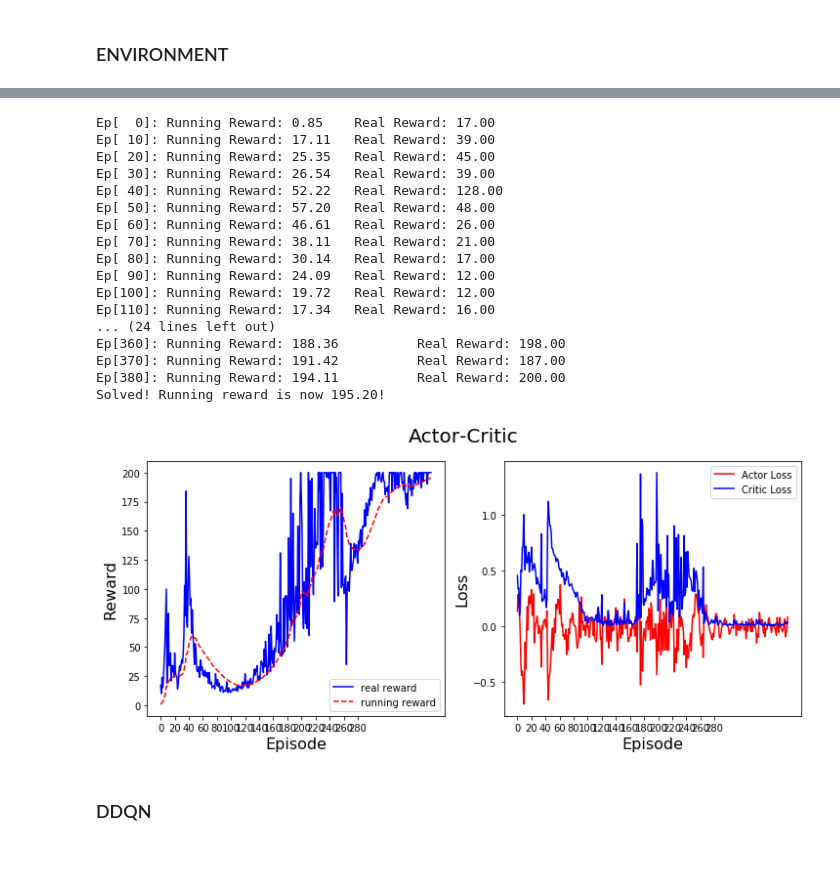
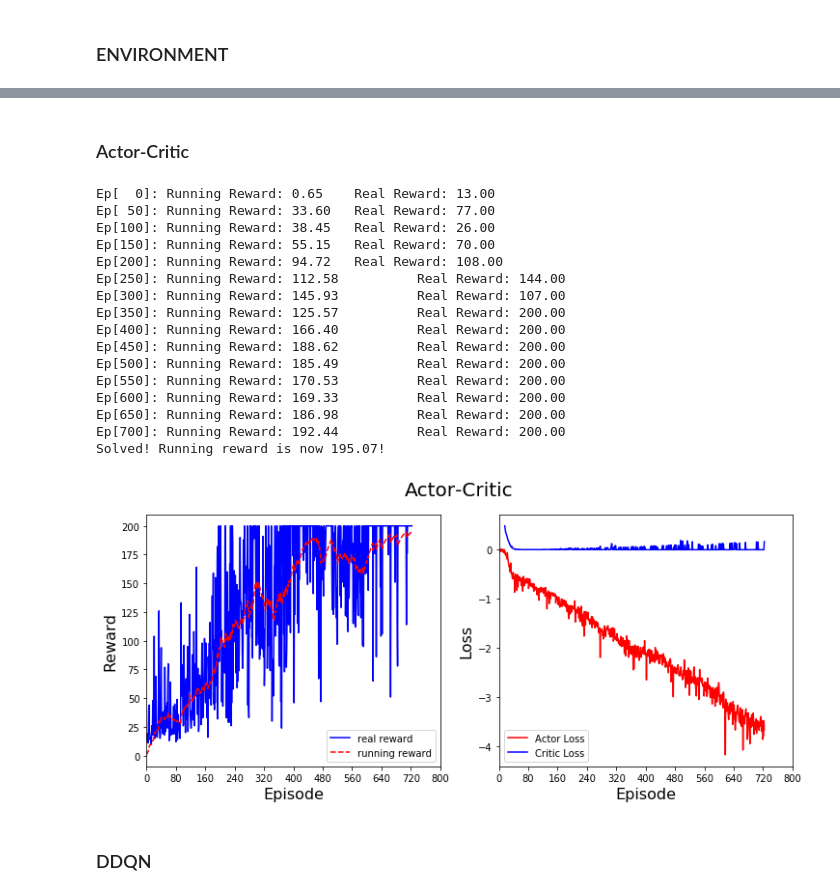
Before and after one commit to kaichiehhsu/RL_NOVICE, a Jupyter notebook: src/cart_pole.ipynb, the cells around one changed output, grey strips where cells are left out. Saved outputs shown, nothing was run; the diff lists cells and outputs as text; code cells hidden in the pictures; blank space fills up the shorter version.

```diff
--- a/src/cart_pole.ipynb
+++ b/src/cart_pole.ipynb
@@ -17,7 +19,7 @@ from off_policy import off_policy_train
 print('='*4 + ' CONFIGURATION ' + '='*4)
 device = torch.device("cuda" if torch.cuda.is_available() else "cpu")
 print(device)
-CONFIG = config(RENDER=False, LR_A=1e-2, LR_C=1e-2, GAMMA=0.99, ENV_NAME='CartPole-v0', MAX_EPISODES=500)
+CONFIG = config(RENDER=False, LR_A=1e-2, LR_C=1e-3, GAMMA=0.9, ENV_NAME='CartPole-v0', MAX_EPISODES=1000)
 for key, value in CONFIG.__dict__.items():
     if key[:1] != '_': print(key, value)
 # %% [output]
@@ -67,13 +146,18 @@ agent=Actor_Critic(s_dim, action_num, device, CONFIG, action_list)
+# %% [markdown]
+### Actor-Critic
 # %%
-from collections import namedtuple
+#== AGENT ==
+CONFIG = config(RENDER=False, GAMMA=0.99, ENV_NAME='CartPole-v0', MAX_EPISODES=1000)
+agent=Actor_Critic(s_dim, action_num, device, CONFIG, action_list)
+TrainingRecord = namedtuple('TrainingRecord', ['ep', 'avg_reward', 'reward', 'loss_a', 'loss_c'])
 
-TrainingRecord = namedtuple('TrainingRecord', ['ep', 'avg_reward', 'reward', 'loss_a', 'loss_c'])
 training_records = []
 running_reward = 0
 
 for ep in range(CONFIG.MAX_EPISODES):
     s = env.reset()
     ep_reward = 0.
+    reward_record = []
     for step_num in range(CONFIG.MAX_EP_STEPS):
         print('\r {:d}'.format(step_num), end='')
         if CONFIG.RENDER:
@@ -89,19 +173,19 @@ for ep in range(CONFIG.MAX_EPISODES):
 
         # Store the transition in memory
         agent.store_transition(s, a_idx, r, s_)
+        reward_record.append(r)
         s = s_
 
         if done:
             break
     # Perform one step of the optimization (on the target network)
-    loss_a, loss_c = agent.update()
-    agent.memory.reset()
+    loss_a, loss_c = agent.update(reward_record)
     agent.actor_memory.reset()
 
     running_reward = running_reward * 0.95 + ep_reward * 0.05
     training_records.append(TrainingRecord(ep, running_reward, ep_reward, loss_a, loss_c))
 
-    if ep % 10 == 0:
+    if ep % 50 == 0:
         print('\rEp[{:3.0f}]: Running Reward: {:3.2f} \t Real Reward: {:.2f}'.format(ep, running_reward, ep_reward))
     if running_reward > running_reward_th:
         print("\rSolved! Running reward is now {:3.2f}!".format(running_reward))
@@ -109,46 +193,49 @@ for ep in range(CONFIG.MAX_EPISODES):
         break
 env.close()
 # %% [output]
-Ep[  0]: Running Reward: 0.85    Real Reward: 17.00
-Ep[ 10]: Running Reward: 17.11   Real Reward: 39.00
-Ep[ 20]: Running Reward: 25.35   Real Reward: 45.00
-Ep[ 30]: Running Reward: 26.54   Real Reward: 39.00
-Ep[ 40]: Running Reward: 52.22   Real Reward: 128.00
-Ep[ 50]: Running Reward: 57.20   Real Reward: 48.00
-Ep[ 60]: Running Reward: 46.61   Real Reward: 26.00
-Ep[ 70]: Running Reward: 38.11   Real Reward: 21.00
-Ep[ 80]: Running Reward: 30.14   Real Reward: 17.00
-Ep[ 90]: Running Reward: 24.09   Real Reward: 12.00
-Ep[100]: Running Reward: 19.72   Real Reward: 12.00
-Ep[110]: Running Reward: 17.34   Real Reward: 16.00
-... (24 lines left out)
-Ep[360]: Running Reward: 188.36          Real Reward: 198.00
-Ep[370]: Running Reward: 191.42          Real Reward: 187.00
-Ep[380]: Running Reward: 194.11          Real Reward: 200.00
-Solved! Running reward is now 195.20!
+Ep[  0]: Running Reward: 0.65    Real Reward: 13.00
+Ep[ 50]: Running Reward: 33.60   Real Reward: 77.00
+Ep[100]: Running Reward: 38.45   Real Reward: 26.00
+Ep[150]: Running Reward: 55.15   Real Reward: 70.00
+Ep[200]: Running Reward: 94.72   Real Reward: 108.00
+Ep[250]: Running Reward: 112.58          Real Reward: 144.00
+Ep[300]: Running Reward: 145.93          Real Reward: 107.00
+Ep[350]: Running Reward: 125.57          Real Reward: 200.00
+Ep[400]: Running Reward: 166.40          Real Reward: 200.00
+Ep[450]: Running Reward: 188.62          Real Reward: 200.00
+Ep[500]: Running Reward: 185.49          Real Reward: 200.00
+Ep[550]: Running Reward: 170.53          Real Reward: 200.00
+Ep[600]: Running Reward: 169.33          Real Reward: 200.00
+Ep[650]: Running Reward: 186.98          Real Reward: 200.00
+Ep[700]: Running Reward: 192.44          Real Reward: 200.00
+Solved! Running reward is now 195.07!
 # %%
+x_max = np.ceil(training_records[-1].ep / 100) * 100
+
 fig = plt.figure(figsize=(12,4.8))
 fig.suptitle('Actor-Critic', fontsize=20)
 
 ax = fig.add_subplot(121)
 ax.plot([r.ep for r in training_records], [r.reward for r in training_records], 'b-', label='real reward')
 ax.plot([r.ep for r in training_records], [r.avg_reward for r in training_records], 'r--', label='running reward')
 ax.set_xlabel('Episode', fontsize=16)
-ax.set_xticks(np.arange(0, 300, 20))
+ax.set_xticks(np.arange(0, x_max*1.1, x_max/10))
+ax.set_xlim(0, x_max)
 ax.set_ylabel('Reward', fontsize=16)
 ax.legend()
 
 ax = fig.add_subplot(122)
 ax.plot([r.ep for r in training_records], [r.loss_a for r in training_records], 'r-', label='Actor Loss')
 ax.plot([r.ep for r in training_records], [r.loss_c for r in training_records], 'b-', label='Critic Loss')
 ax.legend()
 ax.set_xlabel('Episode', fontsize=16)
-ax.set_xticks(np.arange(0, 300, 20))
+ax.set_xticks(np.arange(0, x_max*1.1, x_max/10))
+ax.set_xlim(0, x_max)
 ax.set_ylabel('Loss', fontsize=16)
 plt.savefig("../img/actor_critic_cartpole.png")
 plt.show()
 # %% [output]
-[figure, old version]
+[figure, new version]
 # %% [markdown]
 ### DDQN
 # %%
```
Also changed, not shown: parts of 10 cells of this notebook, 6 other files.
